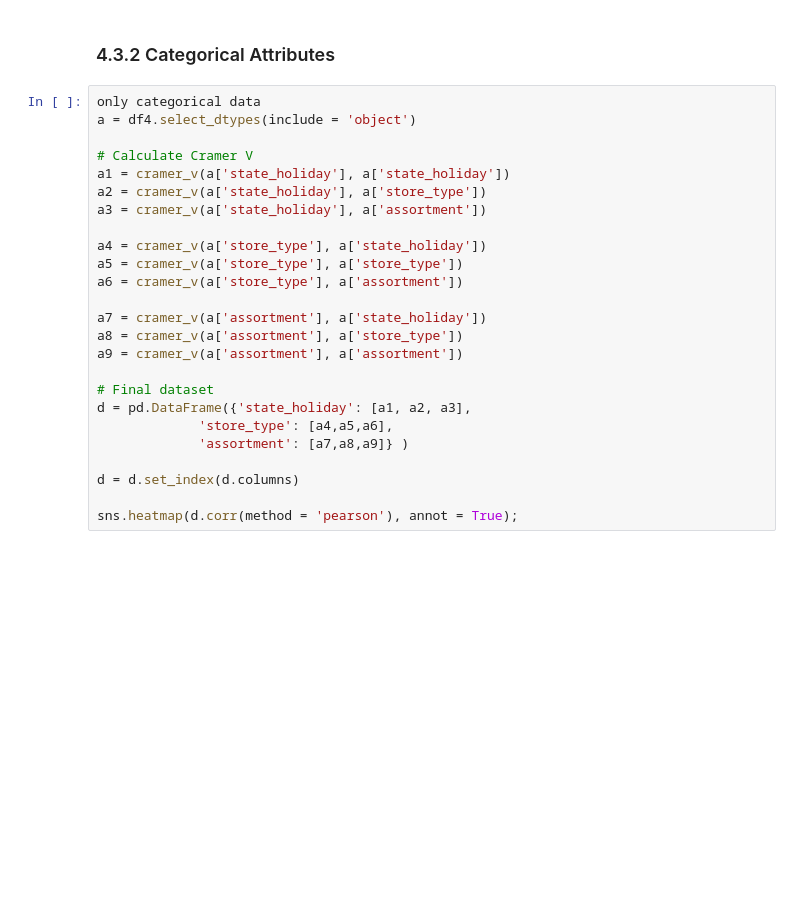
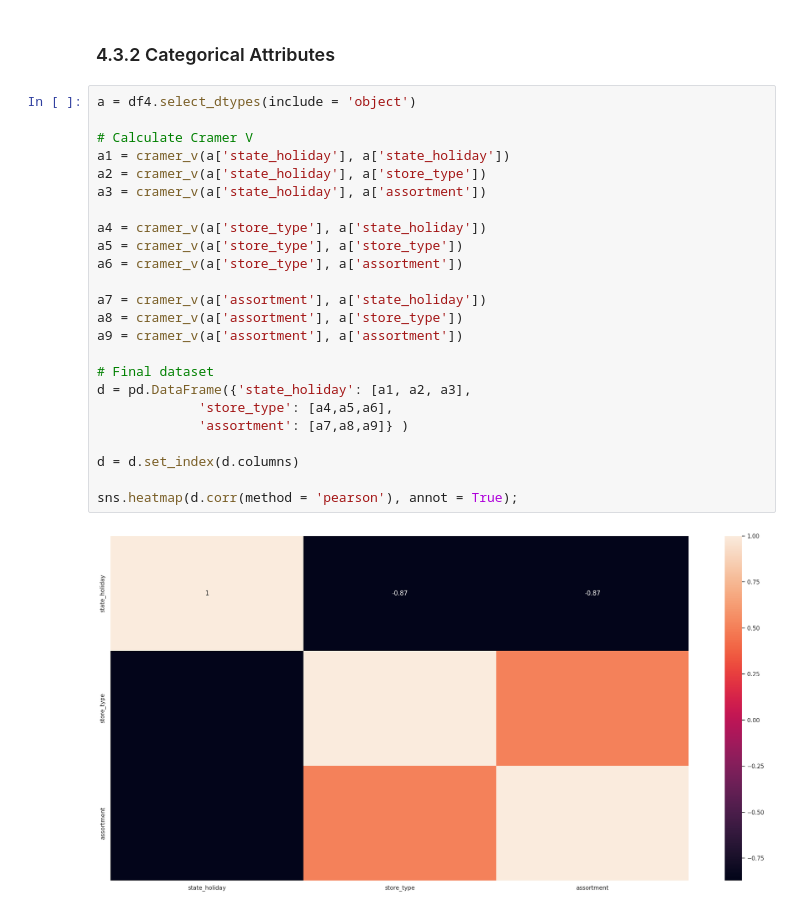
Before and after one commit to IsraelAugustods/eda_rossmann, a Jupyter notebook: eda_rossmann.ipynb, the cells around one changed output. Cells and saved outputs as stored; diff of their text form; blank space fills up the shorter version.

```diff
--- a/eda_rossmann.ipynb
+++ b/eda_rossmann.ipynb
@@ -797,27 +774,28 @@ sns.heatmap(correlation, annot=True);
 # %% [markdown]
 ### 4.3.2 Categorical Attributes
 # %%
-only categorical data
 a = df4.select_dtypes(include = 'object')
 
 # Calculate Cramer V
 a1 = cramer_v(a['state_holiday'], a['state_holiday'])
 a2 = cramer_v(a['state_holiday'], a['store_type'])
 a3 = cramer_v(a['state_holiday'], a['assortment'])
 
 a4 = cramer_v(a['store_type'], a['state_holiday'])
 a5 = cramer_v(a['store_type'], a['store_type'])
 a6 = cramer_v(a['store_type'], a['assortment'])
 
 a7 = cramer_v(a['assortment'], a['state_holiday'])
 a8 = cramer_v(a['assortment'], a['store_type'])
 a9 = cramer_v(a['assortment'], a['assortment'])
 
 # Final dataset
 d = pd.DataFrame({'state_holiday': [a1, a2, a3],
              'store_type': [a4,a5,a6],
              'assortment': [a7,a8,a9]} )
 
 d = d.set_index(d.columns)
 
 sns.heatmap(d.corr(method = 'pearson'), annot = True);
+# %% [output]
+[figure, added]
```
Also changed, not shown: parts of 74 cells of this notebook.
